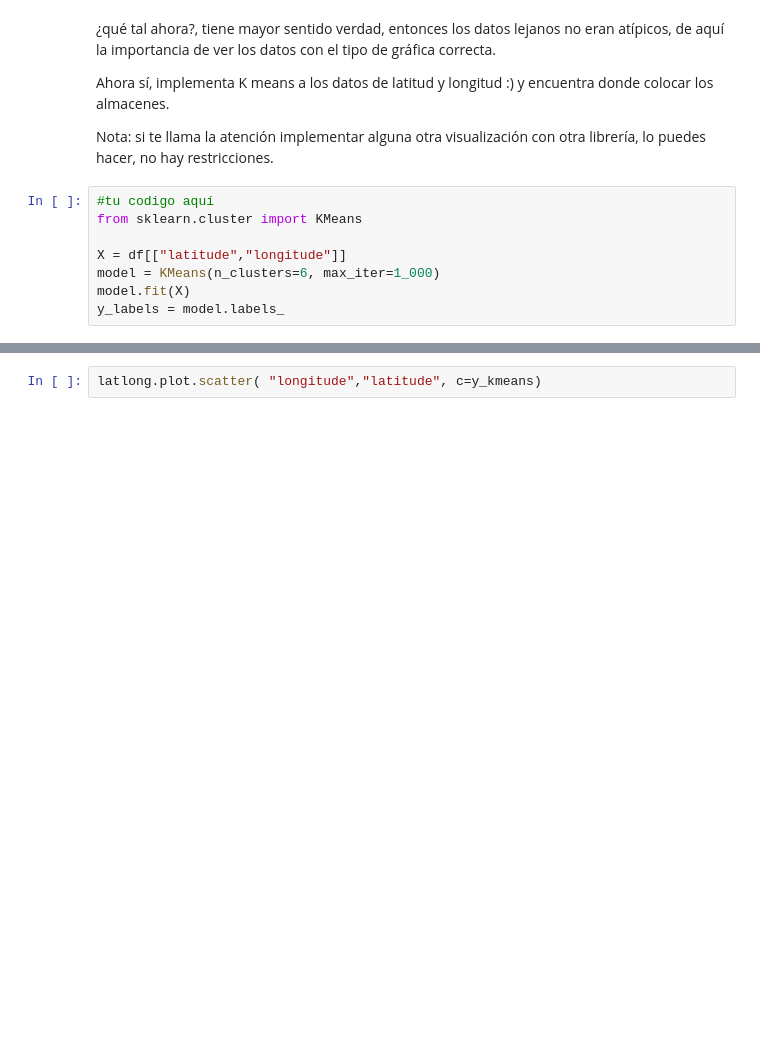
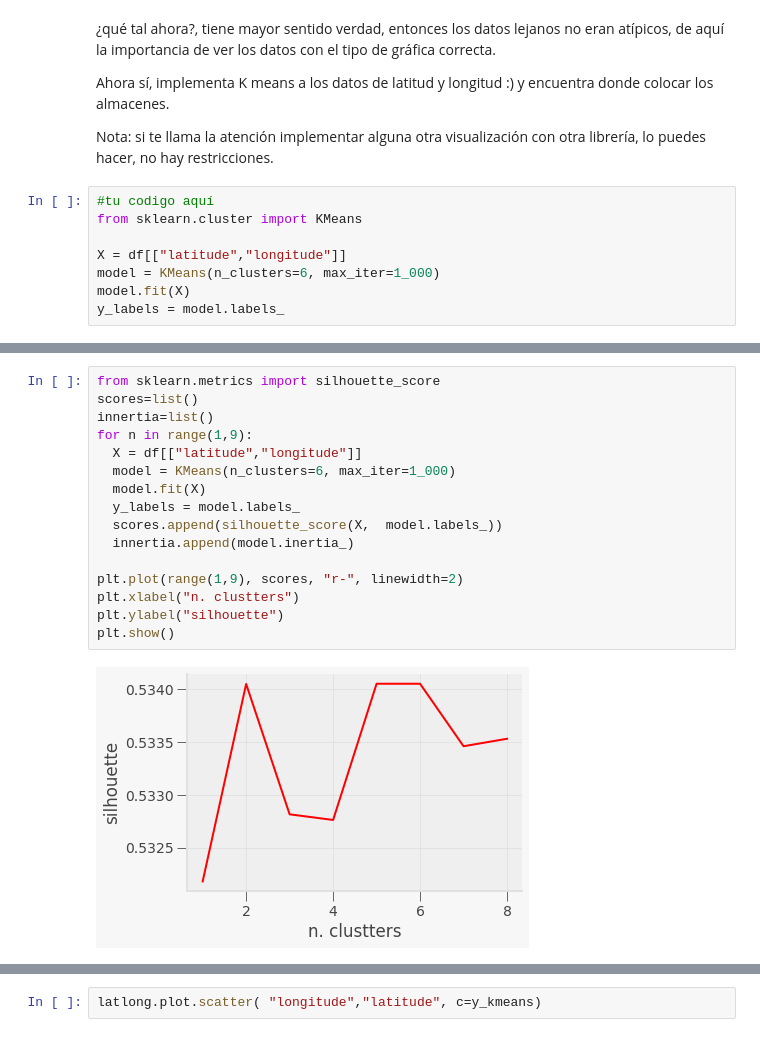
Before and after one commit to PosgradoMNA/actividades-de-aprendizaje-DanielRobertoMenesesLeon, a Jupyter notebook: TecMty_kmeans_target.ipynb, the cells around one changed output, grey strips where cells are left out. Saved outputs shown, nothing was run; the diff lists cells and outputs as text; blank space fills up the shorter version.

```diff
--- a/TecMty_kmeans_target.ipynb
+++ b/TecMty_kmeans_target.ipynb
@@ -236,0 +248,18 @@ Predicciones:  [4 4 4 ... 2 2 0]
+# %%
+from sklearn.metrics import silhouette_score
+scores=list()
+innertia=list()
+for n in range(1,9):
+  X = df[["latitude","longitude"]]
+  model = KMeans(n_clusters=6, max_iter=1_000)
+  model.fit(X)
+  y_labels = model.labels_
+  scores.append(silhouette_score(X,  model.labels_))
+  innertia.append(model.inertia_)
+
+plt.plot(range(1,9), scores, "r-", linewidth=2)
+plt.xlabel("n. clustters")
+plt.ylabel("silhouette")
+plt.show()
+# %% [output]
+[figure, added]
```
Also changed, not shown: parts of 4 cells of this notebook.
